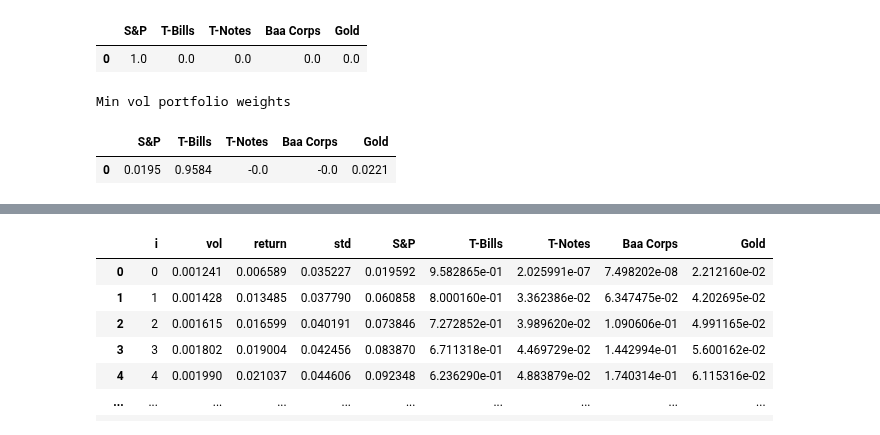
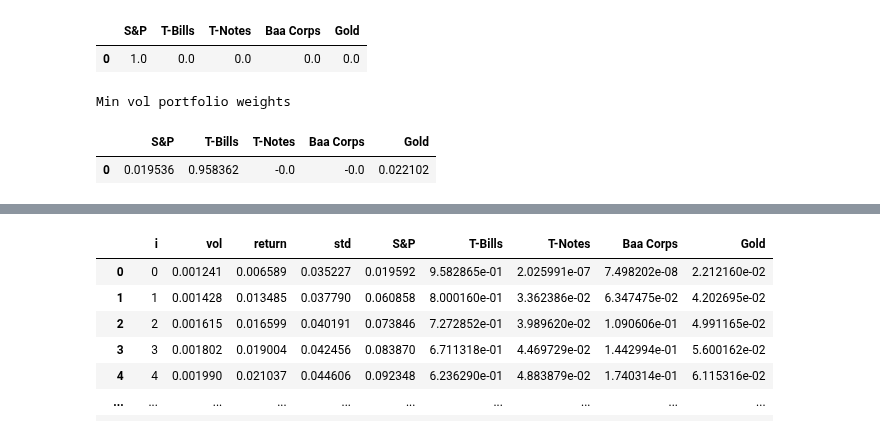
Before and after one commit to druce/portfolio_optimization, a Jupyter notebook: Portfolio optimization.ipynb, the cells around one changed output, grey strips where cells are left out. Cells and saved outputs as stored; diff of their text form; code cells hidden in the pictures.

```diff
--- a/Portfolio optimization.ipynb
+++ b/Portfolio optimization.ipynb
@@ -230,20 +230,21 @@ Max return portfolio weights
 # %%
 # solve min vol portfolio (other corner solution)
 prob = cp.Problem(cp.Minimize(vol),
                   [cp.sum(w) == 1,
                    w >= 0]
                  )
 prob.solve()
-wts = [float('%0.4f' % v) for v in w.value]
+# round to not get x.xxxxE-22
+wts = [float('%0.6f' % v) for v in w.value]
 
 minvol = vol.value
 minvolret = ret.value
 print("Min vol portfolio weights")
 pd.DataFrame([wts], columns=labels)
 # %% [output]
 Min vol portfolio weights
 |  | S&P | T-Bills | T-Notes | Baa Corps | Gold |
-| 0 | 0.0195 | 0.9584 | -0.0 | -0.0 | 0.0221 |
+| 0 | 0.019536 | 0.958362 | -0.0 | -0.0 | 0.022102 |
 # %%
 %%time
 # solve points in between
```
Also changed, not shown: parts of 32 cells of this notebook, 1 other file.
